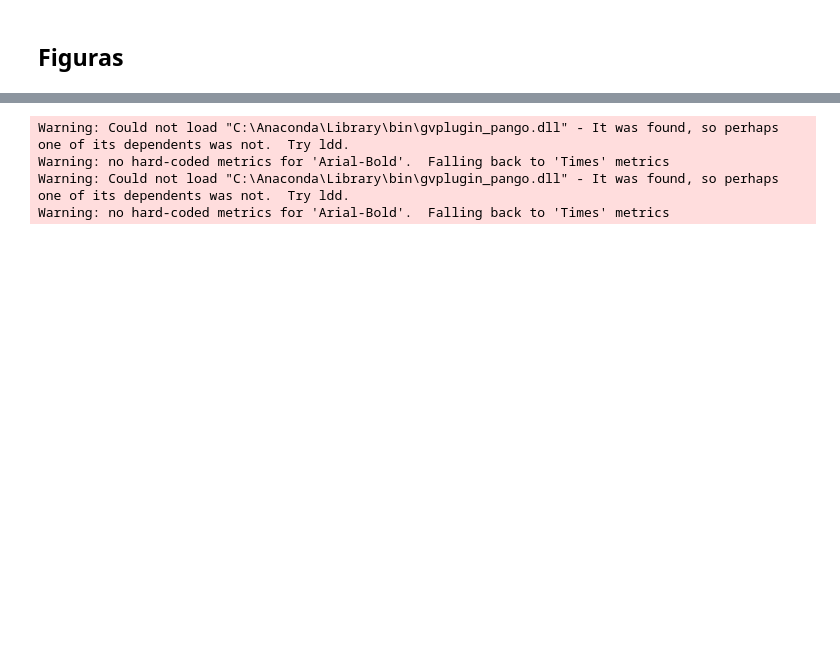
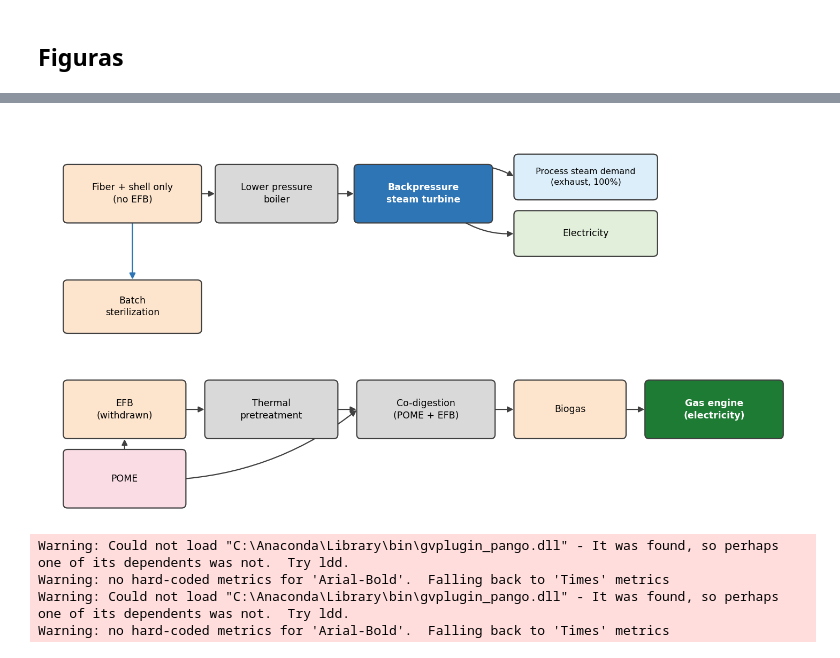
Before and after one commit to juncal0/valorizacion-biomasa-palma, a Jupyter notebook: 02_notebook_v4_modular.ipynb, the cells around one changed output, grey strips where cells are left out. Saved outputs shown, nothing was run; the diff lists cells and outputs as text; code cells hidden in the pictures; blank space fills up the shorter version.

```diff
--- a/02_notebook_v4_modular.ipynb
+++ b/02_notebook_v4_modular.ipynb
@@ -5945,3 +5908,39 @@ print(df_D.to_string(index=False))
+# %%
+fig, ax = new_fig(14.5, 7.6)
+
+b_fuel = box(ax, (0.4, 5.7), 2.6, 1.1, "Fiber + shell only\n(no EFB)", C_PEACH)
+b_boil = box(ax, (3.3, 5.7), 2.3, 1.1, "Lower pressure\nboiler", C_GRAY)
+b_turb = box(ax, (5.95, 5.7), 2.6, 1.1, "Backpressure\nsteam turbine", C_BLUE_D, textcolor='white', weight='bold')
+b_steam= box(ax, (9.0, 6.15), 2.7, 0.85, "Process steam demand\n(exhaust, 100%)", C_BLUE_L, fontsize=11.5)
+b_elec = box(ax, (9.0, 5.05), 2.7, 0.85, "Electricity", C_GREEN_L)
+
+arrow(ax, edge_pt(b_fuel,'right'), edge_pt(b_boil,'left'))
+arrow(ax, edge_pt(b_boil,'right'), edge_pt(b_turb,'left'))
+arrow(ax, edge_pt(b_turb,'top-right'), edge_pt(b_steam,'left'), curve=-0.15)
+arrow(ax, edge_pt(b_turb,'bottom-right'), edge_pt(b_elec,'left'), curve=0.15)
+
+b_batch = box(ax, (0.4, 3.55), 2.6, 1.0, "Batch\nsterilization", C_PEACH)
+arrow(ax, edge_pt(b_fuel,'bottom'), edge_pt(b_batch,'top'), color=C_BLUE_D, lw=2.0)
+
+b_efb    = box(ax, (0.4, 1.5), 2.3, 1.1, "EFB\n(withdrawn)", C_PEACH)
+b_therm  = box(ax, (3.1, 1.5), 2.5, 1.1, "Thermal\npretreatment", C_GRAY)
+b_codig  = box(ax, (6.0, 1.5), 2.6, 1.1, "Co-digestion\n(POME + EFB)", C_GRAY)
+b_biogas = box(ax, (9.0, 1.5), 2.1, 1.1, "Biogas", C_PEACH)
+b_engine = box(ax, (11.5, 1.5), 2.6, 1.1, "Gas engine\n(electricity)", C_GREEN_D, textcolor='white', weight='bold')
+b_pome   = box(ax, (0.4, 0.15), 2.3, 1.1, "POME", C_PINK)
+
+arrow(ax, edge_pt(b_efb,'right'), edge_pt(b_therm,'left'))
+arrow(ax, edge_pt(b_therm,'right'), edge_pt(b_codig,'left'))
+arrow(ax, edge_pt(b_pome,'top'), edge_pt(b_efb,'bottom'))
+arrow(ax, edge_pt(b_pome,'right'), edge_pt(b_codig,'left'), curve=0.15)
+arrow(ax, edge_pt(b_codig,'right'), edge_pt(b_biogas,'left'))
+arrow(ax, edge_pt(b_biogas,'right'), edge_pt(b_engine,'left'))
+
+plt.tight_layout()
+plt.savefig('resultados/figuras/Figure3_Scenario2.png', dpi=300, bbox_inches='tight', facecolor='white')
+plt.show()
+# %% [output]
+[figure, added]
 # %%
 import graphviz
 from graphviz import Digraph
```
Also changed, not shown: parts of 13 cells of this notebook, 6 other files.
